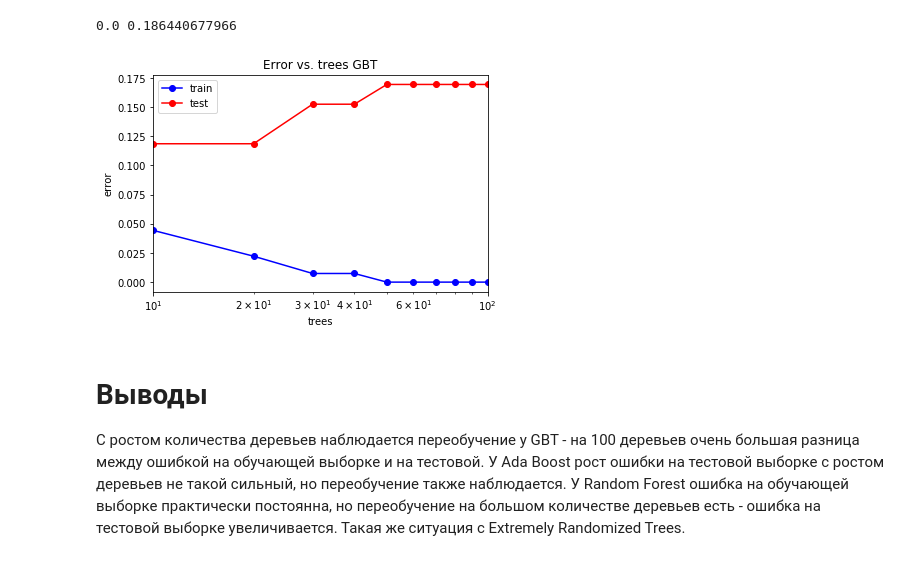
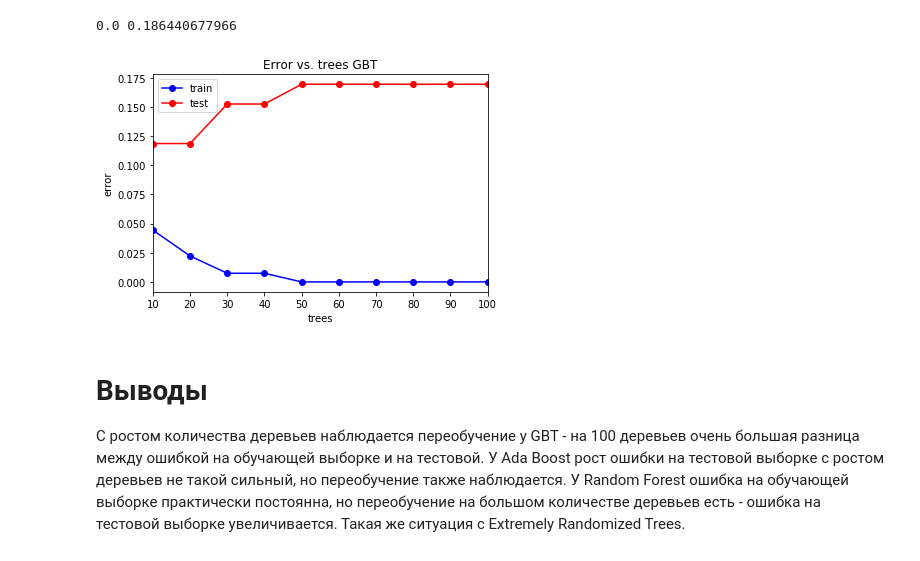
Before and after one commit to Essamirra/MachineLearining, a Jupyter notebook: HW 1.ipynb, the cells around one changed output. Cells and saved outputs as stored; diff of their text form; code cells hidden in the pictures.

```diff
--- a/HW 1.ipynb
+++ b/HW 1.ipynb
@@ -905,17 +905,17 @@ for tree in trees:
     test_err.append(np.mean(y_test != y_test_pred))
    # oob_error.append(1 - forest.oob_score_)
 # %%
-plt.semilogx(trees, train_err, 'b-o', label = 'train')
-plt.semilogx(trees, test_err, 'r-o', label = 'test')
+plt.plot(trees, train_err, 'b-o', label = 'train')
+plt.plot(trees, test_err, 'r-o', label = 'test')
 #plt.semilogx(trees, oob_error, 'g-o', label = 'oob')
 plt.xlim([np.min(trees), np.max(trees)])
 plt.title('Error vs. trees GBT')
 plt.xlabel('trees')
 plt.ylabel('error')
 plt.legend()
 pass
 # %% [output]
-[figure, old version]
+[figure, new version]
 # %% [markdown]
 # Выводы
 С ростом количества деревьев наблюдается переобучение у GBT - на 100 деревьев очень большая разница между ошибкой на обучающей выборке и на тестовой.
```
Also changed, not shown: parts of 13 cells of this notebook.
